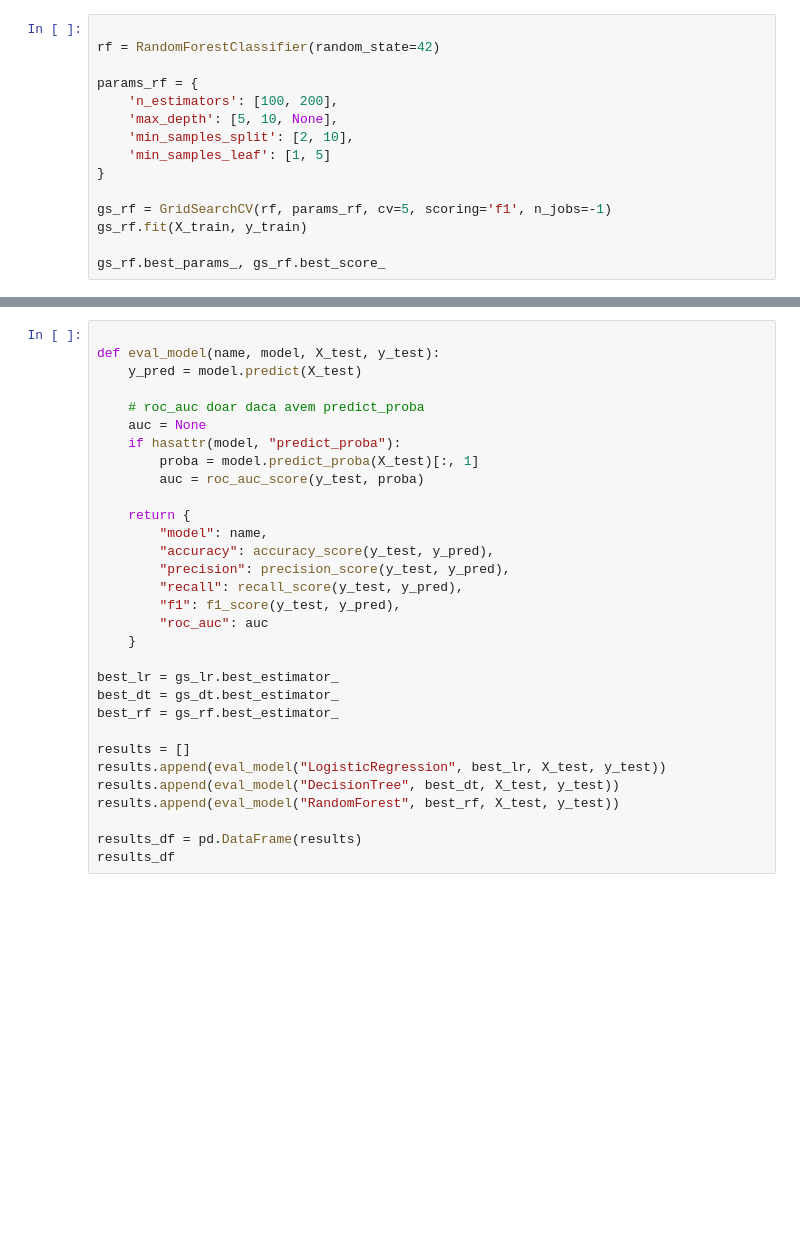
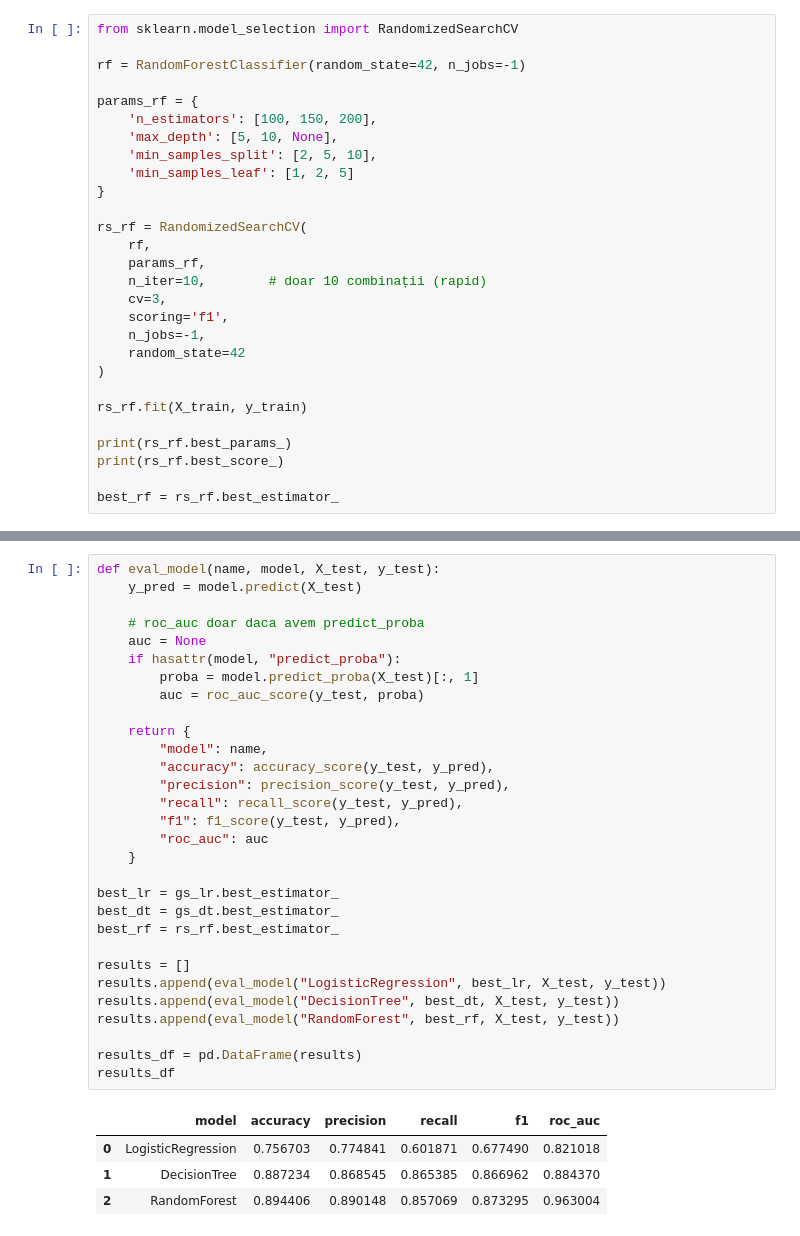
Before and after one commit to birisnicusor25/ProiectMLelectricity, a Jupyter notebook: models.ipynb, the cells around one changed output, grey strips where cells are left out. Cells and saved outputs as stored; diff of their text form; blank space fills up the shorter version.

```diff
--- a/models.ipynb
+++ b/models.ipynb
@@ -75,15 +110,28 @@ gs_dt.best_params_, gs_dt.best_score_
 # %%
+from sklearn.model_selection import RandomizedSearchCV
 
-rf = RandomForestClassifier(random_state=42)
+rf = RandomForestClassifier(random_state=42, n_jobs=-1)
 
 params_rf = {
-    'n_estimators': [100, 200],
+    'n_estimators': [100, 150, 200],
     'max_depth': [5, 10, None],
-    'min_samples_split': [2, 10],
-    'min_samples_leaf': [1, 5]
+    'min_samples_split': [2, 5, 10],
+    'min_samples_leaf': [1, 2, 5]
 }
 
-gs_rf = GridSearchCV(rf, params_rf, cv=5, scoring='f1', n_jobs=-1)
-gs_rf.fit(X_train, y_train)
+rs_rf = RandomizedSearchCV(
+    rf,
+    params_rf,
+    n_iter=10,        # doar 10 combinații (rapid)
+    cv=3,
+    scoring='f1',
+    n_jobs=-1,
+    random_state=42
+)
 
-gs_rf.best_params_, gs_rf.best_score_
+rs_rf.fit(X_train, y_train)
+
+print(rs_rf.best_params_)
+print(rs_rf.best_score_)
+
+best_rf = rs_rf.best_estimator_
@@ -90,31 +143,35 @@ gs_rf.best_params_, gs_rf.best_score_
 # %%
-
 def eval_model(name, model, X_test, y_test):
     y_pred = model.predict(X_test)
 
     # roc_auc doar daca avem predict_proba
     auc = None
     if hasattr(model, "predict_proba"):
         proba = model.predict_proba(X_test)[:, 1]
         auc = roc_auc_score(y_test, proba)
 
     return {
         "model": name,
         "accuracy": accuracy_score(y_test, y_pred),
         "precision": precision_score(y_test, y_pred),
         "recall": recall_score(y_test, y_pred),
         "f1": f1_score(y_test, y_pred),
         "roc_auc": auc
     }
 
 best_lr = gs_lr.best_estimator_
 best_dt = gs_dt.best_estimator_
-best_rf = gs_rf.best_estimator_
+best_rf = rs_rf.best_estimator_
 
 results = []
 results.append(eval_model("LogisticRegression", best_lr, X_test, y_test))
 results.append(eval_model("DecisionTree", best_dt, X_test, y_test))
 results.append(eval_model("RandomForest", best_rf, X_test, y_test))
 
 results_df = pd.DataFrame(results)
 results_df
+# %% [output]
+|  | model | accuracy | precision | recall | f1 | roc_auc |
+| 0 | LogisticRegression | 0.756703 | 0.774841 | 0.601871 | 0.677490 | 0.821018 |
+| 1 | DecisionTree | 0.887234 | 0.868545 | 0.865385 | 0.866962 | 0.884370 |
+| 2 | RandomForest | 0.894406 | 0.890148 | 0.857069 | 0.873295 | 0.963004 |
```
Also changed, not shown: parts of 15 cells of this notebook.
